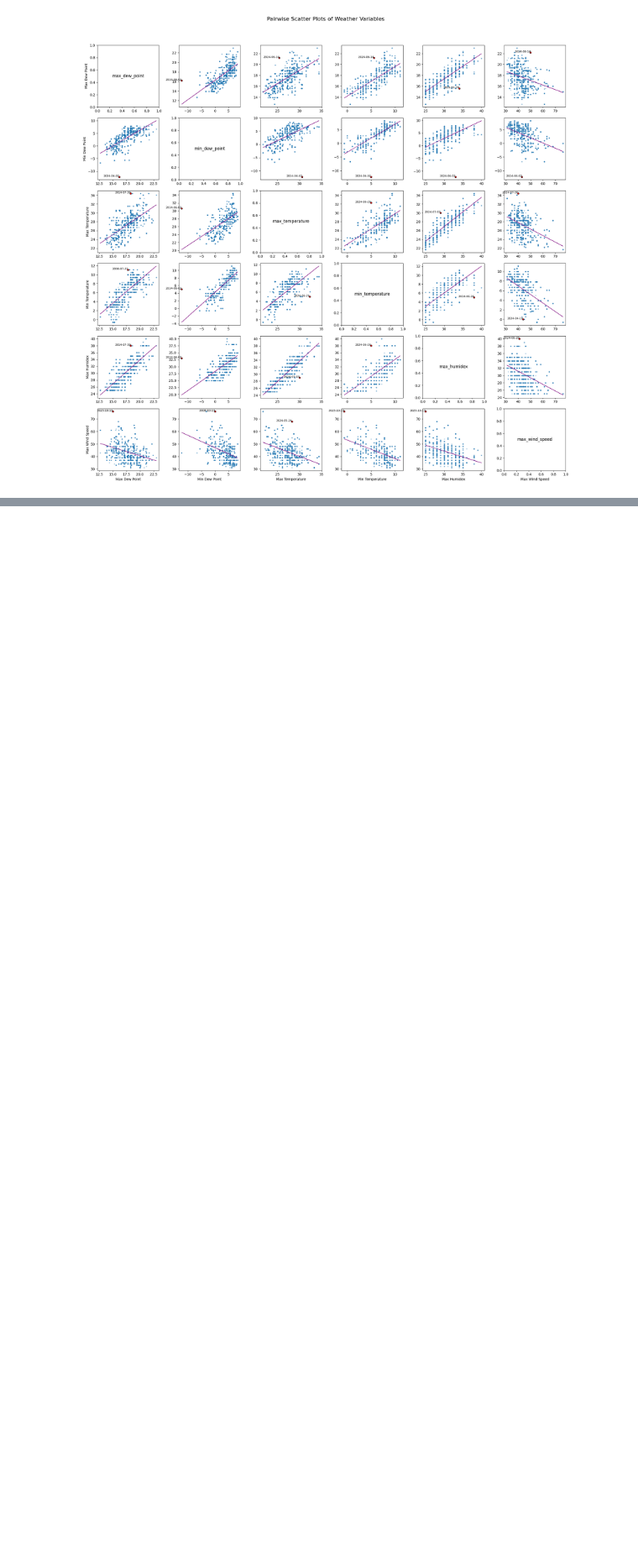
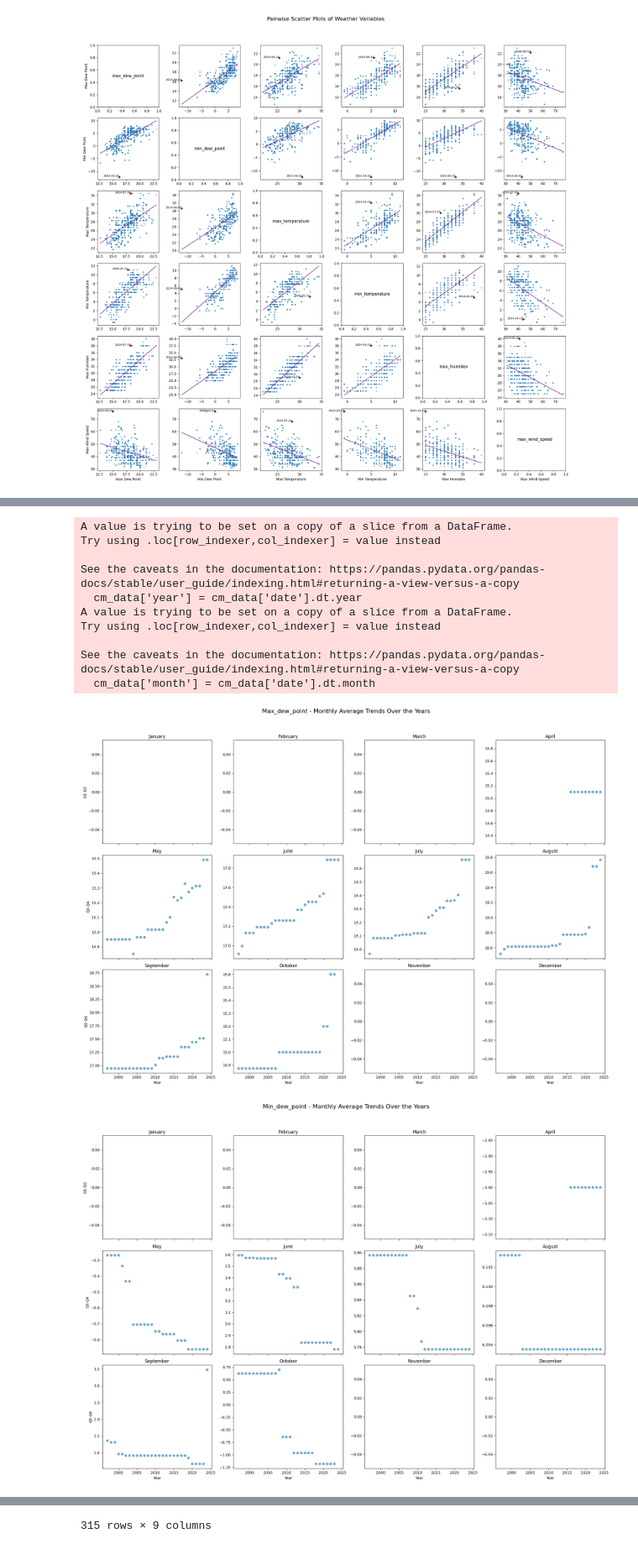
Before and after one commit to King7D/econ323-project, a Jupyter notebook: project.ipynb, the cells around one changed output, grey strips where cells are left out. Shown at 84% size. Cells and saved outputs as stored; diff of their text form; code cells hidden in the pictures; blank space fills up the shorter version.

```diff
--- a/project.ipynb
+++ b/project.ipynb
@@ -258,0 +195,77 @@ sorted_all_outliers
+# %%
+# Define start and end years
+start_year = 2000
+end_year = 2024
+
+# Create a DataFrame to store outliers
+all_yearly_outliers = pd.DataFrame()
+
+for year in range(start_year, end_year + 1):
+    # Filter data for the specific year
+    yearly_data = cm_data[(cm_data['date'] >= f'{year}-01-01') & (cm_data['date'] <= f'{year}-12-31')]
+
+    if yearly_data.empty:
+        continue
+
+    for var1 in variables:
+        for var2 in variables:
+            if var1 != var2:
+                # Calculate linear regression using numpy
+                if len(yearly_data[var2]) > 1 and len(yearly_data[var1]) > 1:
+                    slope, intercept = np.polyfit(yearly_data[var2], yearly_data[var1], 1)
+                    regression_line = intercept + slope * yearly_data[var2]
+
+                    # Calculate and indicate the largest error (outlier) in each plot
+                    errors = np.abs(yearly_data[var1] - regression_line)
+                    largest_error_idx = errors.idxmax()
+                    largest_error_points = yearly_data.loc[[largest_error_idx]]
+
+                    # Indicate dates of largest errors
+                    all_yearly_outliers = pd.concat([all_yearly_outliers, largest_error_points])
+
+# Drop duplicate outliers and sort them by date
+dropped_all_outliers = all_yearly_outliers.drop_duplicates(subset='date', keep='first')
+sorted_all_outliers = dropped_all_outliers.sort_values(by='date')
+
+# Plot monthly average trends over the years for each variable
+months = ['January', 'February', 'March', 'April', 'May', 'June', 'July', 'August', 'September', 'October', 'November', 'December']
+month_groups = [(1, 4), (5, 8), (9, 12)]
+month_labels = ['Jan-Apr', 'May-Aug', 'Sep-Dec']
+
+cm_data['year'] = cm_data['date'].dt.year
+cm_data['month'] = cm_data['date'].dt.month
+monthly_avg = cm_data.groupby(['year', 'month'])[variables].mean().reset_index()
+
+for i, variable in enumerate(variables):
+    fig, axes = plt.subplots(3, 4, figsize=(20, 15), sharex=True, sharey=False)
+    fig.suptitle(f'{variable.capitalize()} - Monthly Average Trends Over the Years', fontsize=16)
+
+    for row, (start_month, end_month) in enumerate(month_groups):
+        for month in range(start_month, end_month + 1):
+            ax = axes[row, month - start_month]
+            monthly_data = monthly_avg[monthly_avg['month'] == month]
+            ax.scatter(monthly_data['year'], monthly_data[variable], label=f'{months[month - 1]}', alpha=0.6)
+            ax.set_title(f'{months[month - 1]}')
+            if row == 2:
+                ax.set_xlabel('Year')
+            if month == start_month:
+                ax.set_ylabel(month_labels[row])
+
+    plt.tight_layout(rect=[0, 0.03, 1, 0.95])
+    plt.show()
+
+# Display the sorted outliers
+sorted_all_outliers
+# %% [output]
+A value is trying to be set on a copy of a slice from a DataFrame.
+Try using .loc[row_indexer,col_indexer] = value instead
+
+See the caveats in the documentation: https://pandas.pydata.org/pandas-docs/stable/user_guide/indexing.html#returning-a-view-versus-a-copy
+  cm_data['year'] = cm_data['date'].dt.year
+A value is trying to be set on a copy of a slice from a DataFrame.
+Try using .loc[row_indexer,col_indexer] = value instead
+
+See the caveats in the documentation: https://pandas.pydata.org/pandas-docs/stable/user_guide/indexing.html#returning-a-view-versus-a-copy
+  cm_data['month'] = cm_data['date'].dt.month
+[figure, added]
+[figure, added]
@@ -259,3 +288,4 @@ sorted_all_outliers
+315 rows × 9 columns
 # %%
 from sklearn.model_selection import train_test_split
 from sklearn.linear_model import LinearRegression
```
Also changed, not shown: parts of 5 cells of this notebook.
